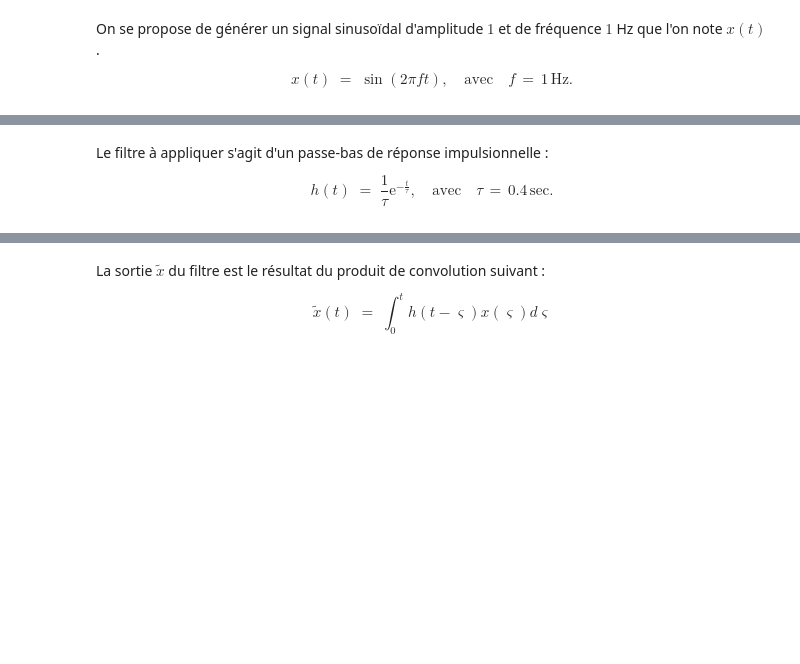
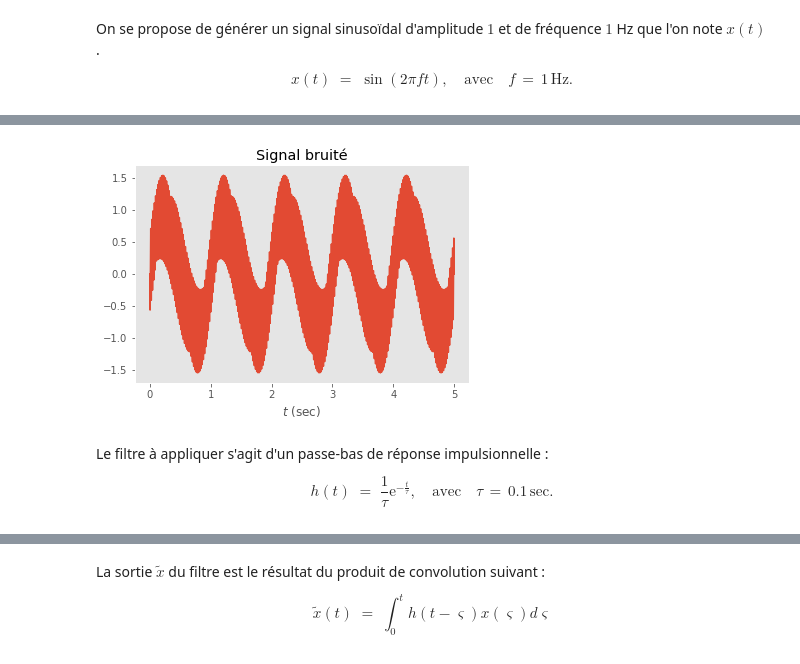
Before and after one commit to a-mhamdi/cosnip, a Jupyter notebook: Python/sig-proc/conv-1d.ipynb, the cells around one changed output, grey strips where cells are left out. Drawn from its saved outputs; the diff is of its cells as text; code cells hidden in the pictures; blank space fills up the shorter version.

```diff
--- a/Python/sig-proc/conv-1d.ipynb
+++ b/Python/sig-proc/conv-1d.ipynb
@@ -50,19 +45,20 @@ $$
 x_\text{b} \;=\; x(t) + b(t)
 $$
 # %%
-bruit = -0.4 * np.sin(500 * np.pi * t) + 0.6 * np.sin(700 * np.pi * t) # Génération du bruit
-x_bruit = x + bruit
-plt.plot(t, x_bruit)
+# Générer un bruit
+b = -0.4 * np.sin(1000 * np.pi * t) + 0.6 * np.sin(1500 * np.pi * t)
+x_b = x + b
+plt.plot(t, x_b)
 plt.title("Signal bruité")
-plt.grid(True)
 plt.xlabel("$t$ (sec)")
-plt.xlim(0, 5)
-mikz.save("fct-sin-bruit.tex")
+plt.grid()
 plt.show()
+# %% [output]
+[figure, added]
 # %% [markdown]
 Le filtre à appliquer s'agit d'un passe-bas de réponse impulsionnelle :
 
 $$
-h(t) \;=\; \displaystyle\frac{1}{\tau}\mathrm{e}^{-\displaystyle\frac{t}{\tau}},\quad\text{avec}\quad \tau\,=\, 0.4\,\text{sec}.
+h(t) \;=\; \displaystyle\frac{1}{\tau}\mathrm{e}^{-\displaystyle\frac{t}{\tau}},\quad\text{avec}\quad \tau\,=\, 0.1\,\text{sec}.
 $$
 # %%
```
Also changed, not shown: parts of 6 cells of this notebook, 3 other files.
